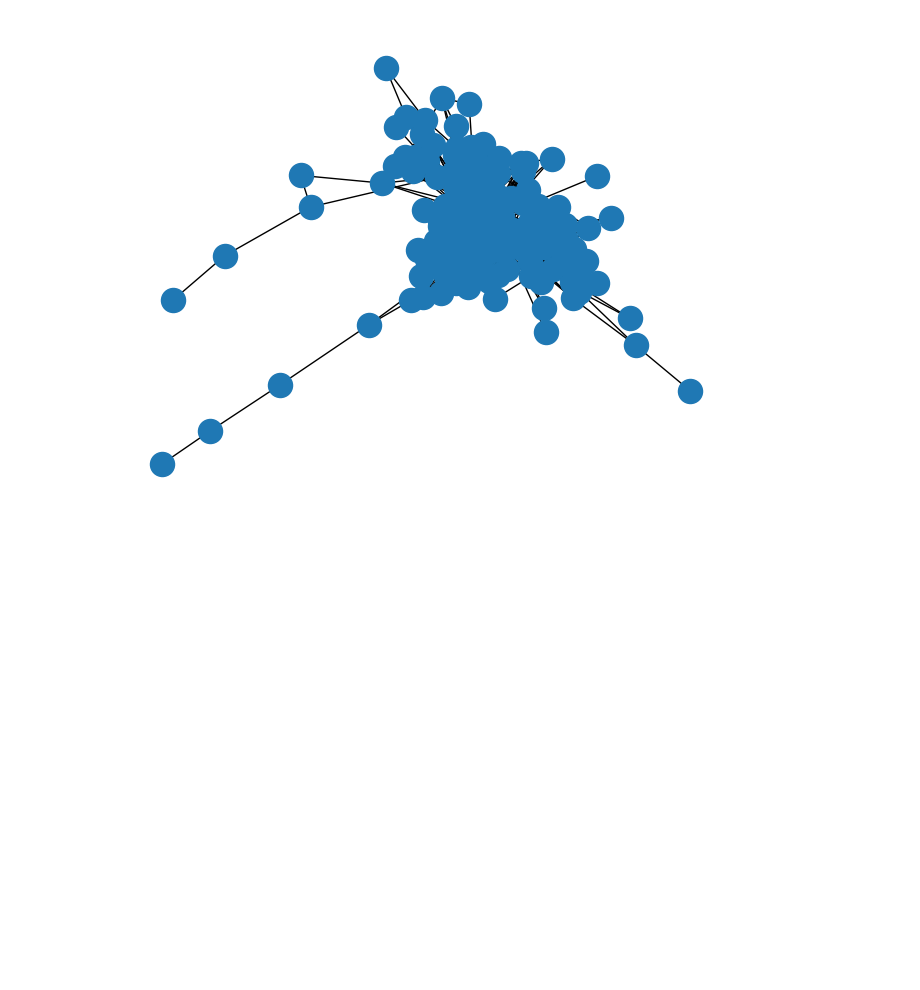
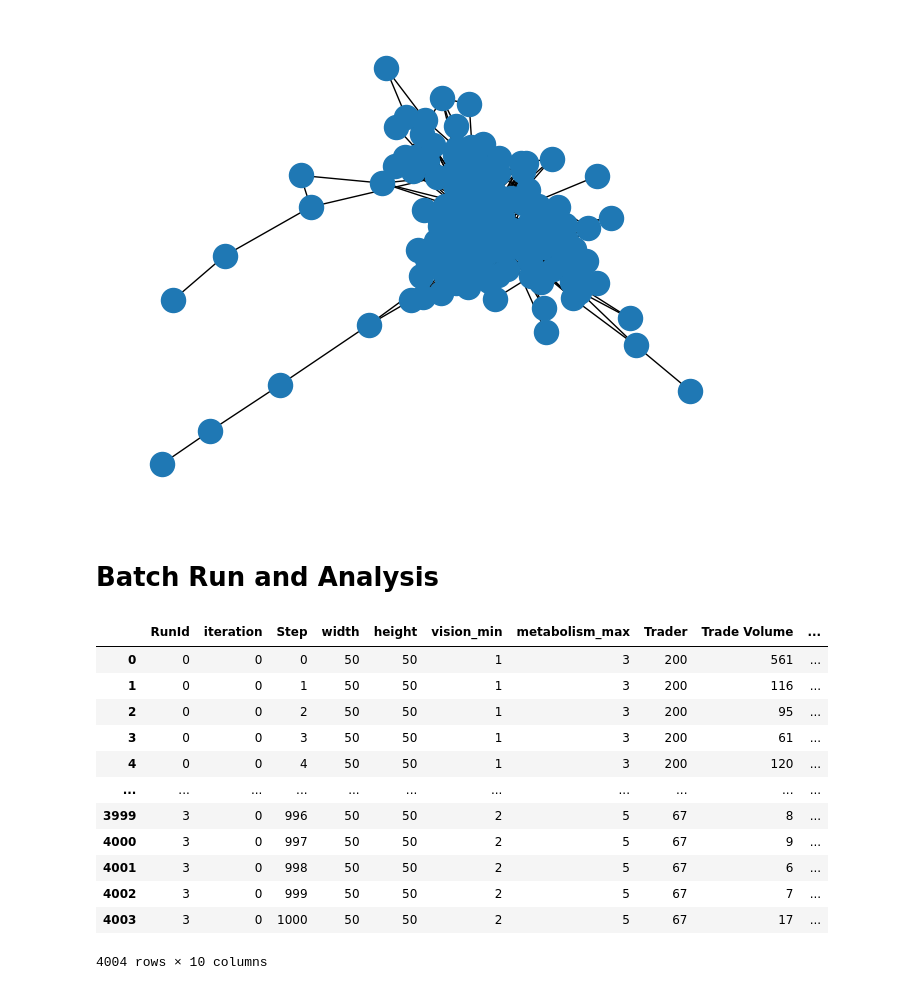
Before and after one commit to batemanrichard/ABMs_in_Python_with_Mesa, a Jupyter notebook: MesaTutorial.ipynb, the cells around one changed output. Drawn from its saved outputs; the diff is of its cells as text; code cells hidden in the pictures; blank space fills up the shorter version.

```diff
--- a/MesaTutorial.ipynb
+++ b/MesaTutorial.ipynb
@@ -734,3 +736,5 @@ plt.hist(degree)
 nx.draw(G)
 # %% [output]
 [figure]
+# %% [markdown]
+# Batch Run and Analysis
@@ -736,0 +754,17 @@ nx.draw(G)
+# %%
+results_df = pd.DataFrame(results_batch)
+results_df
+# %% [output]
+|  | RunId | iteration | Step | width | height | vision_min | metabolism_max | Trader | Trade Volume | ... |
+| 0 | 0 | 0 | 0 | 50 | 50 | 1 | 3 | 200 | 561 | ... |
+| 1 | 0 | 0 | 1 | 50 | 50 | 1 | 3 | 200 | 116 | ... |
+| 2 | 0 | 0 | 2 | 50 | 50 | 1 | 3 | 200 | 95 | ... |
+| 3 | 0 | 0 | 3 | 50 | 50 | 1 | 3 | 200 | 61 | ... |
+| 4 | 0 | 0 | 4 | 50 | 50 | 1 | 3 | 200 | 120 | ... |
+| ... | ... | ... | ... | ... | ... | ... | ... | ... | ... | ... |
+| 3999 | 3 | 0 | 996 | 50 | 50 | 2 | 5 | 67 | 8 | ... |
+| 4000 | 3 | 0 | 997 | 50 | 50 | 2 | 5 | 67 | 9 | ... |
+| 4001 | 3 | 0 | 998 | 50 | 50 | 2 | 5 | 67 | 6 | ... |
+| 4002 | 3 | 0 | 999 | 50 | 50 | 2 | 5 | 67 | 7 | ... |
+| 4003 | 3 | 0 | 1000 | 50 | 50 | 2 | 5 | 67 | 17 | ... |
+4004 rows × 10 columns
```
Also changed, not shown: parts of 7 cells of this notebook.
